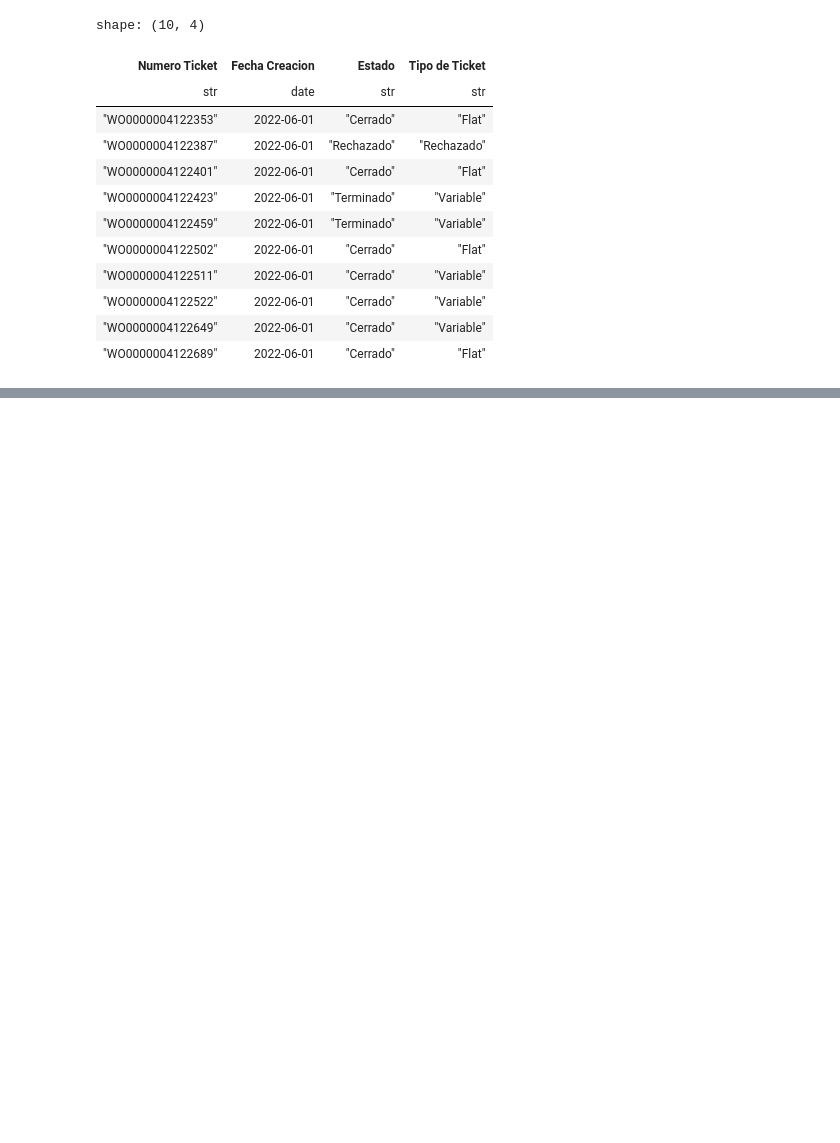
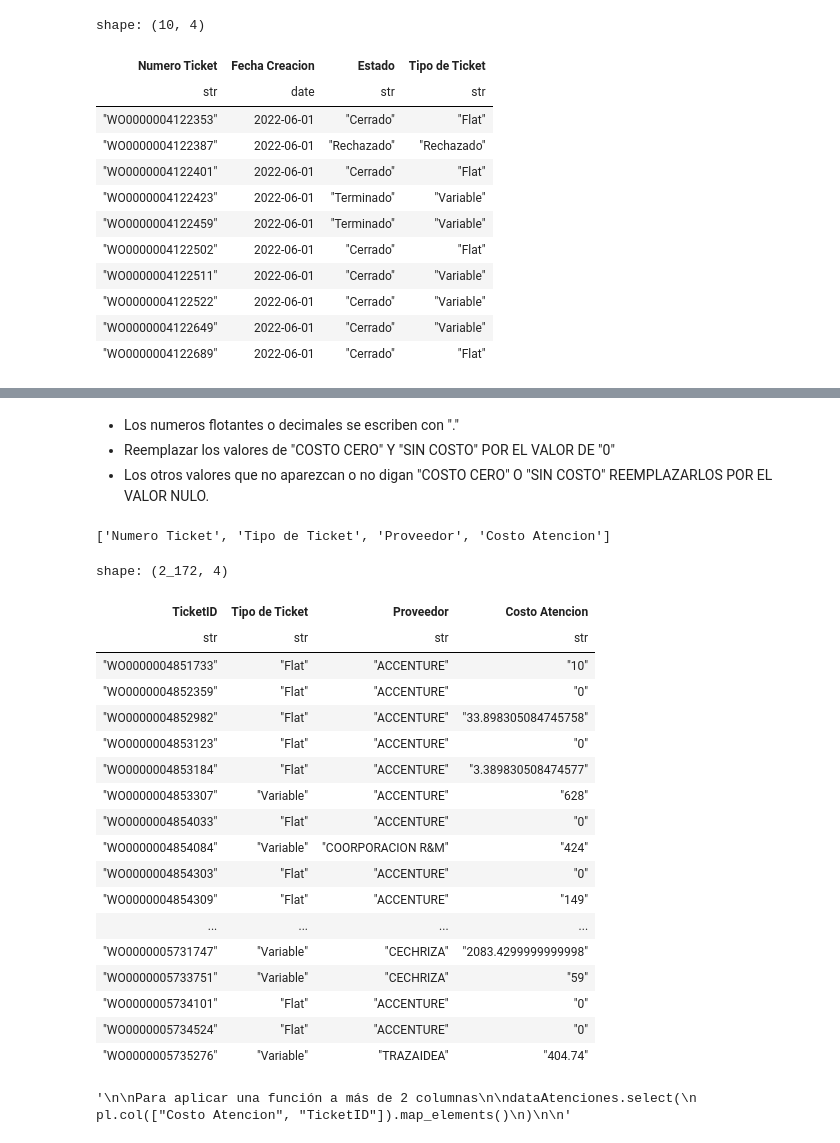
Before and after one commit to ajespinoza2024/Python-for-ETL-E1, a Jupyter notebook: Proceso ETL.ipynb, the cells around one changed output, grey strips where cells are left out. Saved outputs shown, nothing was run; the diff lists cells and outputs as text; code cells hidden in the pictures; blank space fills up the shorter version.

Commit message:
Proceso Atenciones finalizado

```diff
--- a/Proceso ETL.ipynb
+++ b/Proceso ETL.ipynb
@@ -381,0 +384,9 @@ shape: (10, 4)
+# %%
+dataAtenciones = pl.read_excel(
+    source= './Atenciones/Atenciones Sur.xlsx',
+    sheet_name='Hoja1',
+    engine='xlsx2csv',
+    read_csv_options={
+        "columns": ["Numero Ticket", "Tipo de Ticket", "Proveedor", "Costo Atencion"]
+    }
+)
@@ -381,0 +404,43 @@ shape: (10, 4)
+# %% [markdown]
+- Los numeros flotantes o decimales se escriben con "."
+- Reemplazar los valores de "COSTO CERO" Y "SIN COSTO" POR EL VALOR DE "0"
+- Los otros valores que no aparezcan o no digan "COSTO CERO" O "SIN COSTO" REEMPLAZARLOS POR EL VALOR NULO.
+# %%
+dataAtenciones.columns
+# %% [output]
+['Numero Ticket', 'Tipo de Ticket', 'Proveedor', 'Costo Atencion']
+# %%
+dataAtenciones = dataAtenciones.select(
+    pl.col('Numero Ticket').alias('TicketID'),
+    'Tipo de Ticket', 'Proveedor',
+    pl.col('Costo Atencion').str.strip_chars()
+    .str.to_uppercase()
+    .str.replace_many(
+        ['COSTO CERO', 'SIN COSTO'],
+        "0"
+    )
+)
+# %%
+dataAtenciones.filter(
+    ~pl.col('Costo Atencion').is_null()
+)
+# %% [output]
+shape: (2_172, 4)
+| TicketID | Tipo de Ticket | Proveedor | Costo Atencion |
+| str | str | str | str |
+| "WO0000004851733" | "Flat" | "ACCENTURE" | "10" |
+| "WO0000004852359" | "Flat" | "ACCENTURE" | "0" |
+| "WO0000004852982" | "Flat" | "ACCENTURE" | "33.898305084745758" |
+| "WO0000004853123" | "Flat" | "ACCENTURE" | "0" |
+| "WO0000004853184" | "Flat" | "ACCENTURE" | "3.389830508474577" |
+| "WO0000004853307" | "Variable" | "ACCENTURE" | "628" |
+| "WO0000004854033" | "Flat" | "ACCENTURE" | "0" |
+| "WO0000004854084" | "Variable" | "COORPORACION R&M" | "424" |
+| "WO0000004854303" | "Flat" | "ACCENTURE" | "0" |
+| "WO0000004854309" | "Flat" | "ACCENTURE" | "149" |
+| ... | ... | ... | ... |
+| "WO0000005731747" | "Variable" | "CECHRIZA" | "2083.4299999999998" |
+| "WO0000005733751" | "Variable" | "CECHRIZA" | "59" |
+| "WO0000005734101" | "Flat" | "ACCENTURE" | "0" |
+| "WO0000005734524" | "Flat" | "ACCENTURE" | "0" |
+| "WO0000005735276" | "Variable" | "TRAZAIDEA" | "404.74" |
@@ -381,0 +453,12 @@ shape: (10, 4)
+# %%
+"""
+
+Para aplicar una función a más de 2 columnas
+
+dataAtenciones.select(
+    pl.col(["Costo Atencion", "TicketID"]).map_elements()
+)
+
+"""
+# %% [output]
+'\n\nPara aplicar una función a más de 2 columnas\n\ndataAtenciones.select(\n    pl.col(["Costo Atencion", "TicketID"]).map_elements()\n)\n\n'
```
Also changed, not shown: parts of 15 cells of this notebook.
